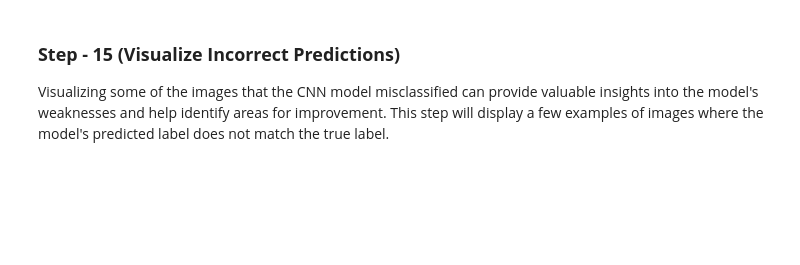
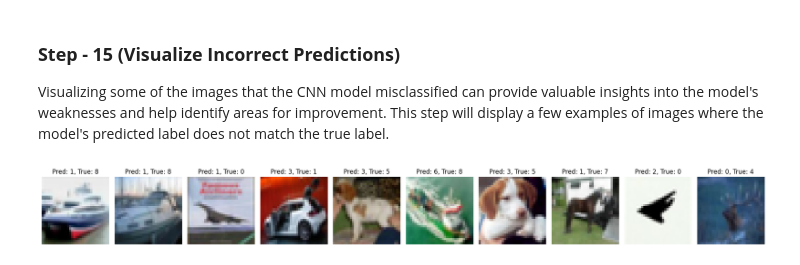
Before and after one commit to vsvishnu13/cv25, a Jupyter notebook: CV_Assignment_2.ipynb, the cells around one changed output. Saved outputs shown, nothing was run; the diff lists cells and outputs as text; code cells hidden in the pictures; blank space fills up the shorter version.

```diff
--- a/CV_Assignment_2.ipynb
+++ b/CV_Assignment_2.ipynb
@@ -525,9 +592,9 @@ train_loader_augmented = DataLoader(dataset=train_dataset_augmented, batch_size=
 test_loader = DataLoader(dataset=test_dataset, batch_size=64, shuffle=False)
 
 # TODO: Initialize CNN model, loss function, and optimizer
-model_cnn_augmented = None  # Replace None with model initialization (e.g., CNN().to(device))
-criterion = None  # Replace None with loss function (e.g., nn.CrossEntropyLoss())
-optimizer_augmented = None  # Replace None with optimizer (e.g., optim.Adam(...))
+model_cnn_augmented = CNN().to(device)  # Replace None with model initialization (e.g., CNN().to(device))
+criterion = nn.CrossEntropyLoss()  # Replace None with loss function (e.g., nn.CrossEntropyLoss())
+optimizer_augmented = optim.Adam(model_cnn_augmented.parameters(), lr=0.001)  # Replace None with optimizer (e.g., optim.Adam(...))
 
 print("Training CNN with Data Augmentation...")
 
@@ -537,12 +604,12 @@ for epoch in range(num_epochs):
     for i, (images, labels) in enumerate(train_loader_augmented):
 
         # Move images and labels to the device
-        images = None  # Replace None with code to move images to device
-        labels = None  # Replace None with code to move labels to device
+        images = images.to(device)  # Replace None with code to move images to device
+        labels = labels.to(device)  # Replace None with code to move labels to device
 
         # Forward pass
-        outputs = None  # Replace None with model forward pass
-        loss = None  # Replace None with loss computation
+        outputs = model_cnn_augmented(images)  # Replace None with model forward pass
+        loss = criterion(outputs,labels)  # Replace None with loss computation
 
         # Backward pass and optimization
         optimizer_augmented.zero_grad()
@@ -557,7 +642,11 @@ Visualizing some of the images that the CNN model misclassified can provide valu
 # %%
 # Visualize some incorrect predictions from the CNN model (using the augmented model if trained)
 # TODO: Choose which model to evaluate (use augmented model if available)
-model_to_evaluate = None  # Replace None with conditional model selection
+use_augmented = False #False if model_cnn to be evaluated
+if use_augmented:
+  model_to_evaluate = model_cnn_augmented
+else:
+  model_to_evaluate = model_cnn # Replace None with conditional model selection
 model_to_evaluate.eval()
 
 
@@ -567,35 +656,37 @@ incorrect_images = []
 
 # TODO: Run the model on the test dataset
 with torch.no_grad():
     for images, labels in test_loader:
-        images_cpu = None  # Replace None with a CPU copy of images for visualization
-        images = None  # Replace None with code to move images to device
-        labels = None  # Replace None with code to move labels to device
+        images_cpu = images.detach().cpu()  # Replace None with a CPU copy of images for visualization
+        images = images.to(device)  # Replace None with code to move images to device
+        labels = labels.to(device)  # Replace None with code to move labels to device
 
         # Forward pass
-        outputs = None  # Replace None with model forward pass
-        _, predicted = None  # Replace None with code to get class predictions using torch.max()
+        outputs = model_to_evaluate(images) # Replace None with model forward pass
+        _, predicted = torch.max(outputs, 1)  # Replace None with code to get class predictions using torch.max()
 
         for i in range(len(labels)):
             if predicted[i] != labels[i]:
                 incorrect_preds.append(predicted[i].item())
                 incorrect_labels.append(labels[i].item())
                 # Denormalize the image before storing
                 img = images_cpu[i].numpy().transpose((1, 2, 0))
                 img = 0.5 * img + 0.5 # Denormalize
                 img = np.clip(img, 0, 1)
                 incorrect_images.append(img)
 
 # Display up to 10 incorrect predictions, add more visualisations if possible
 num_to_display = min(len(incorrect_images), 10)
 fig, axes = plt.subplots(nrows=1, ncols=num_to_display, figsize=(20, 4))
 
 if num_to_display > 0:
     for i in range(num_to_display):
         axes[i].imshow(incorrect_images[i])
         axes[i].set_title(f'Pred: {incorrect_preds[i]}, True: {incorrect_labels[i]}')
         axes[i].axis('off')
     plt.tight_layout()
     plt.show()
 else:
     print("No incorrect predictions to display.")
+# %% [output]
+[figure, added]
```
Also changed, not shown: parts of 11 cells of this notebook.
